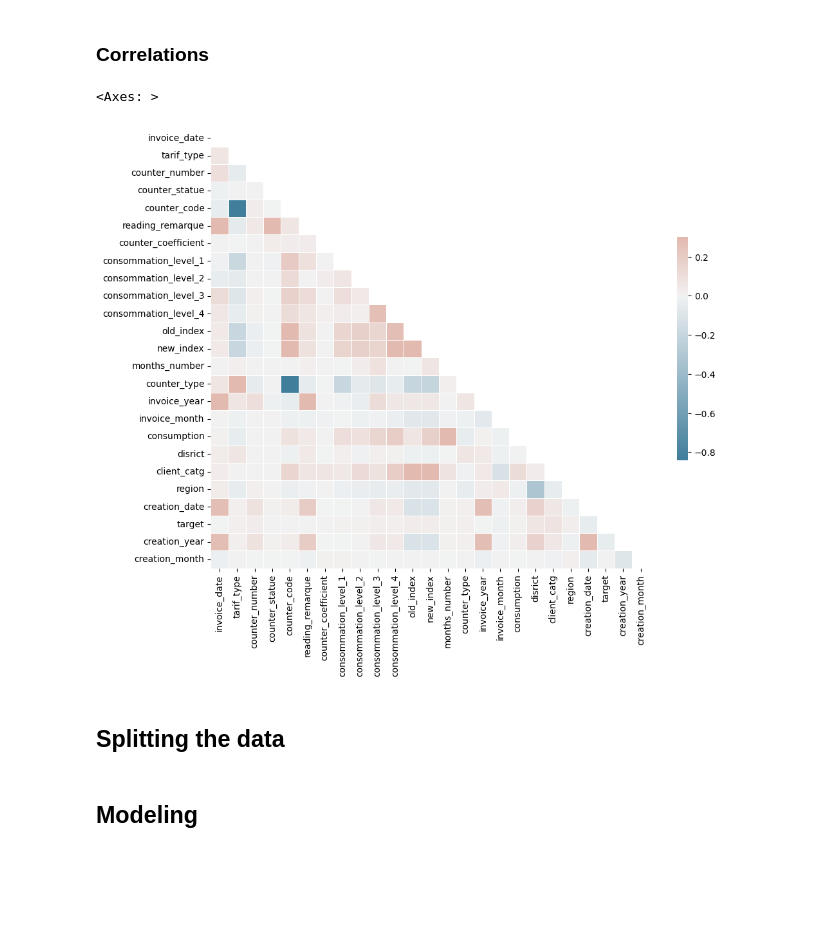
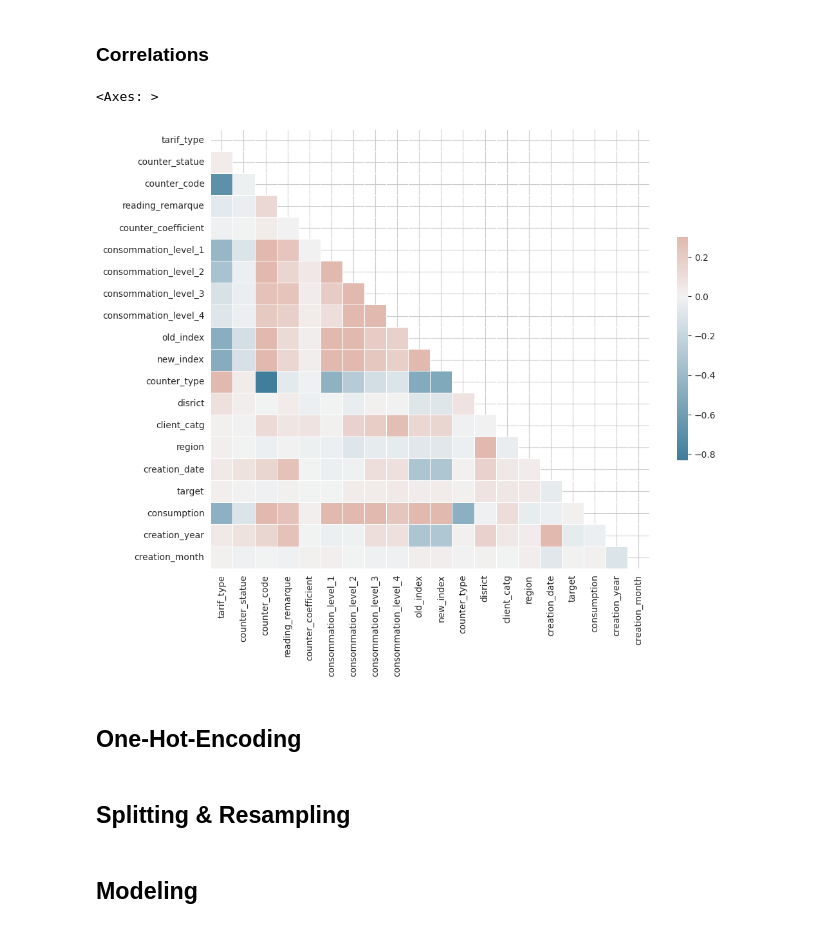
Before and after one commit to jottemka/ml_project_neuefische, a Jupyter notebook: Fraud_Detection_Christian.ipynb, the cells around one changed output. Drawn from its saved outputs; the diff is of its cells as text; code cells hidden in the pictures; blank space fills up the shorter version.

```diff
--- a/Fraud_Detection_Christian.ipynb
+++ b/Fraud_Detection_Christian.ipynb
@@ -186,0 +199,22 @@ df = df.drop(df[df["invoice_year"] < 2005].index)
+# %%
+df = df_invoices.merge(df_clients, on="client_id")
+
+# Convert target from float to int
+df["target"] = df["target"].astype(int)
+
+# Sanitize counter type and status
+df["counter_type"] = df["counter_type"].map(COUNTER_TYPE_MAPPING).astype(int)
+df["counter_statue"] = df["counter_statue"].replace("A", 10).astype(int)
+
+# Derive consumption from old and new counter indices
+df["consumption"] = df["new_index"] - df["old_index"]
+# Also derive sum of all consommations
+#df["consommation_total"] = df["consommation_level_1"] + df["consommation_level_2"] + df["consommation_level_3"] + df["consommation_level_4"]
+
+# Derive date parts from invoice_date & creation_date
+creation_date = pd.to_datetime(df["creation_date"], format="%d/%m/%Y")
+invoice_date = pd.to_datetime(df["invoice_date"], format="%Y-%m-%d")
+
+df["creation_date"] = creation_date.dt.strftime("%Y%m%d").astype(int)
+df["creation_year"] = creation_date.dt.year
+df["creation_month"] = creation_date.dt.month
@@ -186,0 +223,4 @@ df = df.drop(df[df["invoice_year"] < 2005].index)
+# %%
+# Remove all rows where year < 2005, because there was no fraud detection
+# Remove all rows where counter_statue > 5
+df = df[(invoice_date.dt.year >= 2005) & (df["counter_statue"] <= 5)]
@@ -187,3 +229,5 @@ df = df.drop(df[df["invoice_year"] < 2005].index)
+# %%
+df = df.drop(["client_id", "months_number", "invoice_date", "counter_number"], axis=1)
 # %% [markdown]
 ### The resulting dataset
 # %%
@@ -267,20 +311,22 @@ plt.show()
 # %% [markdown]
 ### Correlations
 # %%
-corr = df.corr()
+corr = df.corr("spearman")
 
 # Generate a mask for the upper triangle
 mask = np.triu(np.ones_like(corr, dtype=bool))
 
 # Set up the matplotlib figure
 f, ax = plt.subplots(figsize=(11, 9))
 
 # Generate a custom diverging colormap
 cmap = sns.diverging_palette(230, 20, as_cmap=True)
 
 # Draw the heatmap with the mask and correct aspect ratio
 sns.heatmap(corr, mask=mask, cmap=cmap, vmax=.3, center=0,
             square=True, linewidths=.5, cbar_kws={"shrink": .5})
 # %% [output]
 <Axes: >
-[figure, old version]
+[figure, new version]
+# %% [markdown]
+## One-Hot-Encoding
@@ -287,3 +335,3 @@ sns.heatmap(corr, mask=mask, cmap=cmap, vmax=.3, center=0,
 # %% [markdown]
-## Splitting the data
+## Splitting & Resampling
 # %%
```
Also changed, not shown: parts of 41 cells of this notebook, 1 other file.
